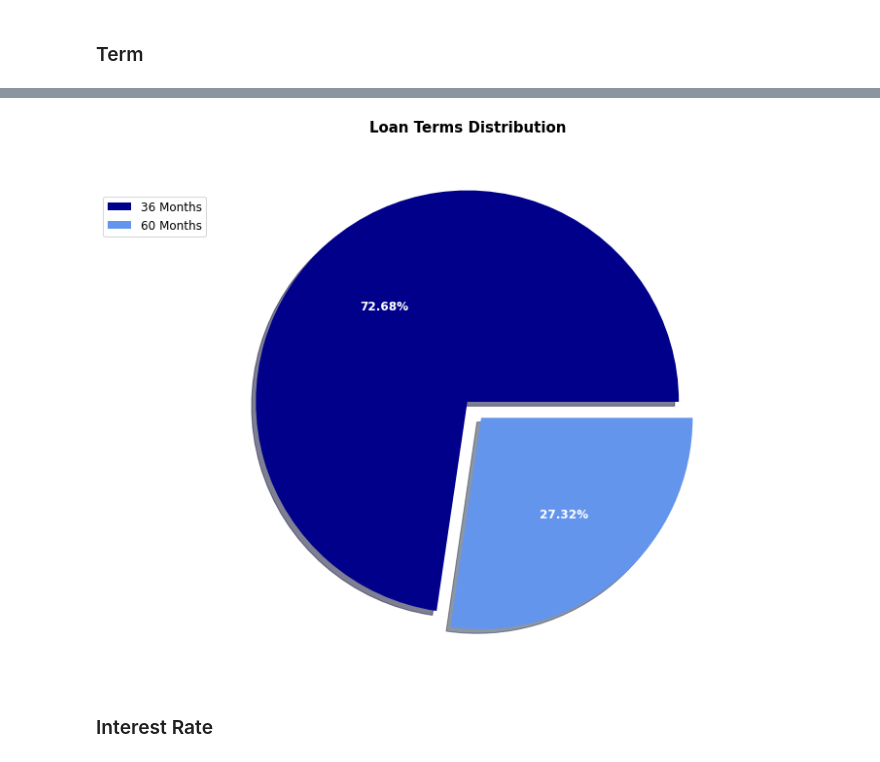
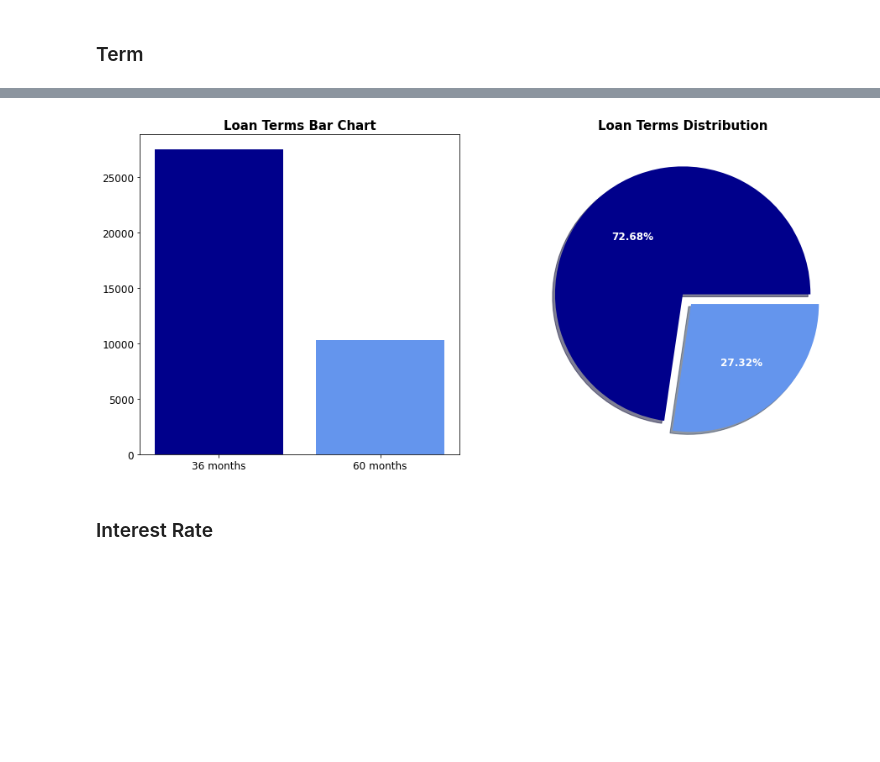
Before and after one commit to npalupunoori/LendingClubCaseStudy, a Jupyter notebook: Naren_Reddy_Palupunoori.ipynb, the cells around one changed output, grey strips where cells are left out. Drawn from its saved outputs; the diff is of its cells as text; code cells hidden in the pictures; blank space fills up the shorter version.

```diff
--- a/Naren_Reddy_Palupunoori.ipynb
+++ b/Naren_Reddy_Palupunoori.ipynb
@@ -413,18 +364,25 @@ plt.show()
 # %%
-plt.figure(figsize=(18,10))
+plt.figure(figsize=(15,7))
+plt.subplot(1,2,1)
+plt.bar(loan.groupby("term")["term"].count().index,
+        loan.groupby("term")["term"].count(),
+        color=["darkblue", "cornflowerblue"])
+plt.xticks(fontsize=12)
+plt.yticks(fontsize=12)
+plt.title("Loan Terms Bar Chart", fontsize = 15, fontweight = 'bold')
 
+plt.subplot(1,2,2)
 size = loan['term'].value_counts().tolist()
 colors = ["darkblue", "cornflowerblue"]
 labels = ['36 Months', '60 Months']
 explode = [0, 0.1]
 
 plt.pie(size, colors = colors, explode = explode, shadow = True, autopct = '%.2f%%',
        textprops={'color': 'w', 'fontsize' : 12, 'fontweight' : 'bold'})
 plt.title('Loan Terms Distribution', fontsize = 15, fontweight = 'bold')
-plt.legend(labels, bbox_to_anchor=(-0.2,0.9), prop={'size': 12}, loc="upper left")
 plt.axis('off')
 plt.show()
 # %% [output]
-[figure, old version]
+[figure, new version]
 # %% [markdown]
 ### Interest Rate
```
Also changed, not shown: parts of 57 cells of this notebook.
